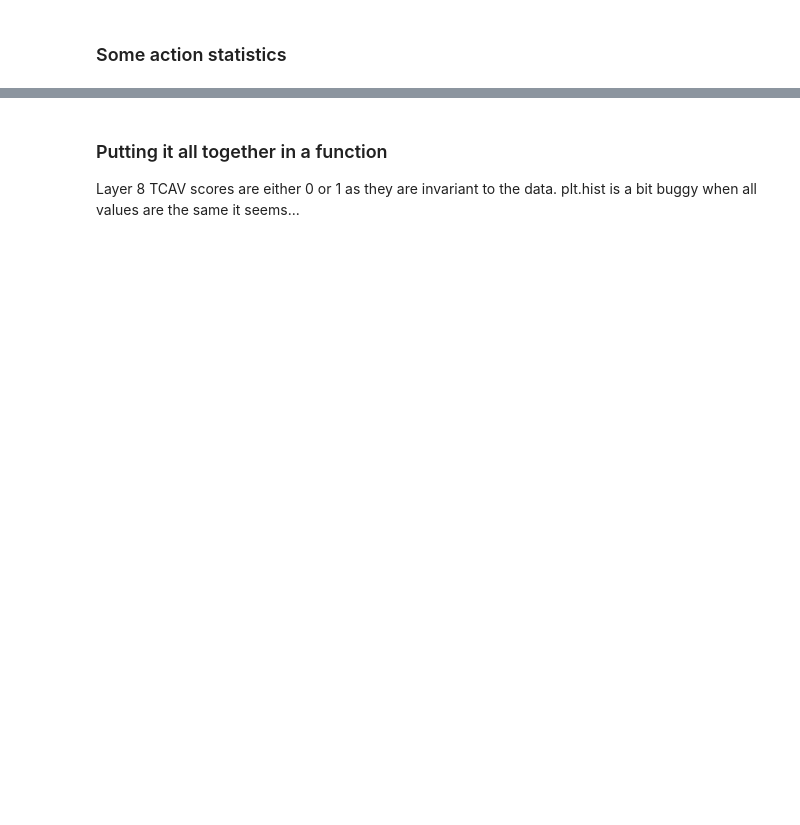
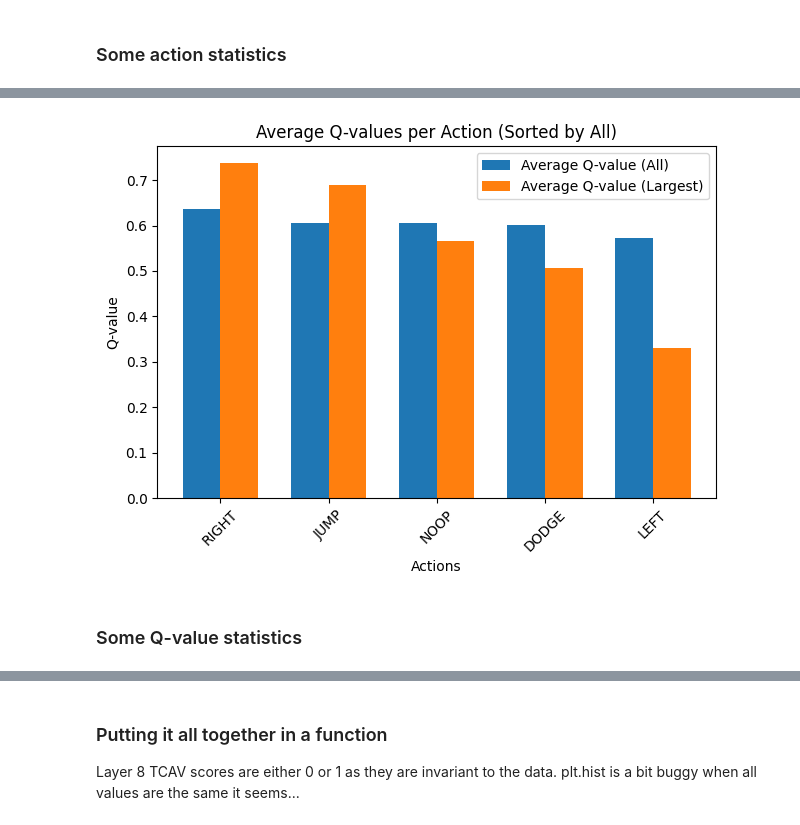
Before and after one commit to JacobLyLa/Qrunner-XAI, a Jupyter notebook: notebooks/probing_tcav.ipynb, the cells around one changed output, grey strips where cells are left out. Saved outputs shown, nothing was run; the diff lists cells and outputs as text; code cells hidden in the pictures; blank space fills up the shorter version.

```diff
--- a/notebooks/probing_tcav.ipynb
+++ b/notebooks/probing_tcav.ipynb
@@ -172,0 +258,51 @@ DODGE: 6.90% / 3.94% = 1.75
+# %%
+import matplotlib.pyplot as plt
+import numpy as np
+
+# Compute average Q-values for all actions (first calculation)
+average_q_values_all = [q_values[:, i].mean().item() for i in range(q_values.shape[1])]
+
+# Compute average Q-values for actions when they are the largest (second calculation)
+q_values_max, q_values_max_indices = q_values.max(dim=1)
+unique_actions = torch.unique(q_values_max_indices)
+average_q_values_largest = {}
+for action in unique_actions:
+    mask = (q_values_max_indices == action)  # Find indices where the action matches
+    avg_q = q_values_max[mask].mean()  # Calculate the average Q-value for the action
+    average_q_values_largest[action.item()] = avg_q.item()
+
+# Ensure all actions are accounted for in the "largest" calculation
+average_q_values_largest_list = [
+    average_q_values_largest.get(i, 0) for i in range(q_values.shape[1])
+]
+
+# Sort actions based on descending average Q-values (all)
+sorted_indices = np.argsort(-np.array(average_q_values_all))  # Negative for descending
+sorted_action_names = [action_names[i] for i in sorted_indices]
+sorted_q_values_all = [average_q_values_all[i] for i in sorted_indices]
+sorted_q_values_largest = [average_q_values_largest_list[i] for i in sorted_indices]
+
+# Define the positions for the bars
+x = np.arange(len(sorted_action_names))
+
+# Plot the bar chart
+bar_width = 0.35  # Width of the bars
+plt.bar(x - bar_width / 2, sorted_q_values_all, bar_width, label="Average Q-value (All)")
+plt.bar(
+    x + bar_width / 2, sorted_q_values_largest, bar_width, label="Average Q-value (Largest)"
+)
+
+# Add labels, title, and legend
+plt.xlabel("Actions")
+plt.ylabel("Q-value")
+plt.title("Average Q-values per Action (Sorted by All)")
+plt.xticks(x, sorted_action_names, rotation=45)  # Rotate x-axis labels if needed
+plt.legend()
+plt.tight_layout()  # Adjust layout to prevent label clipping
+
+# Show the plot
+plt.show()
+# %% [output]
+[figure, added]
+# %% [markdown]
+### Some Q-value statistics
```
Also changed, not shown: parts of 23 cells of this notebook.
